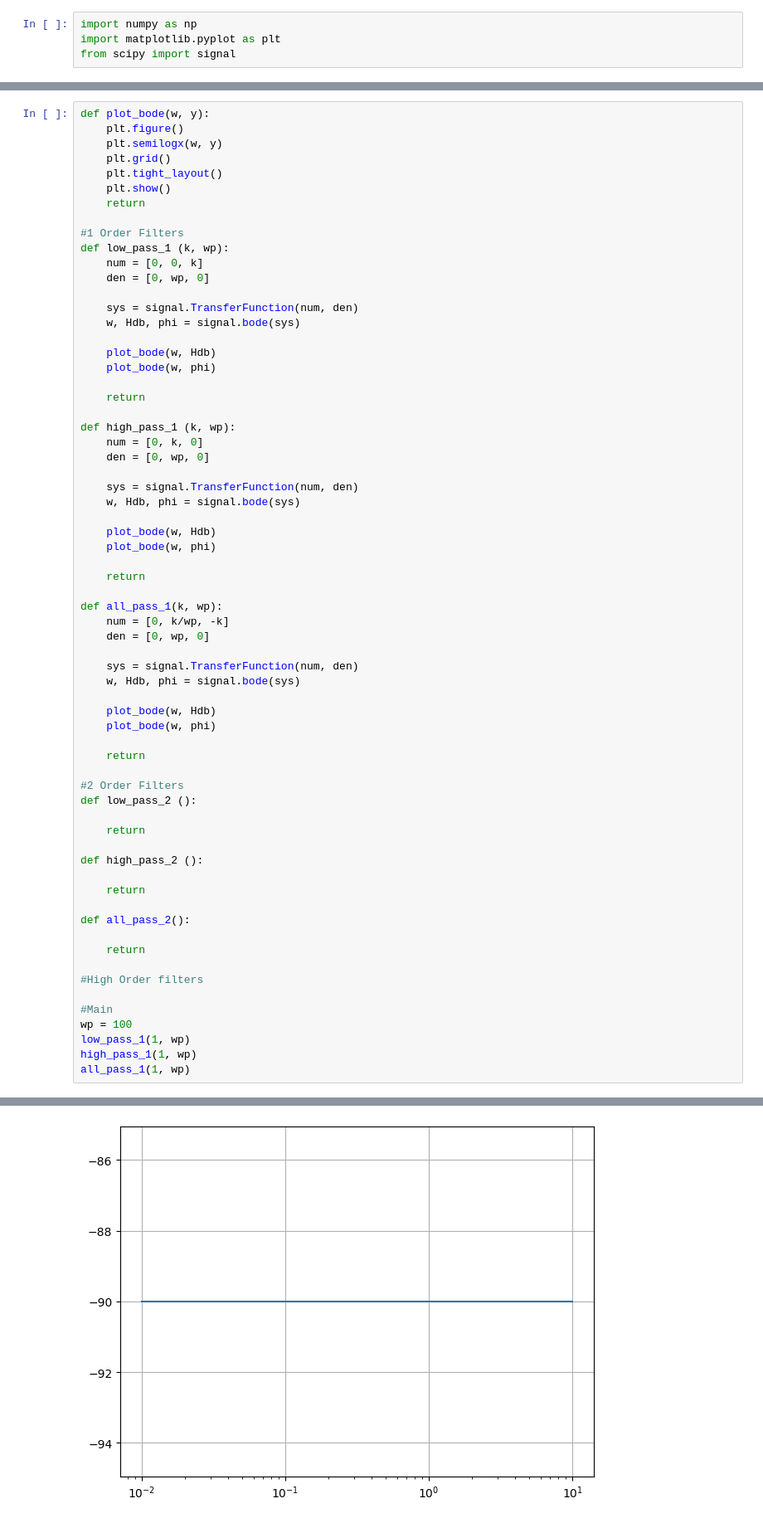
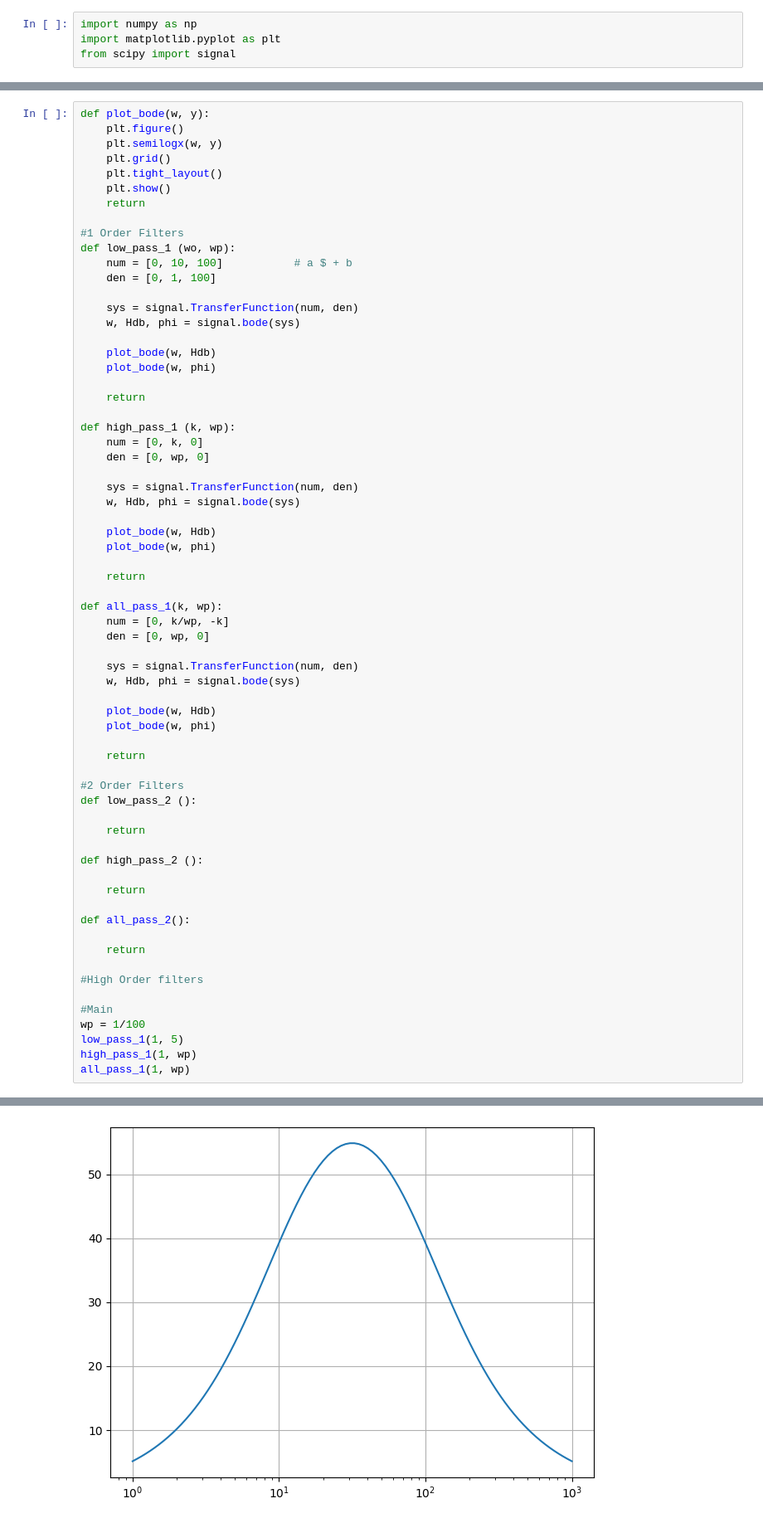
Before and after one commit to omsmarian/Tp_electro, a Jupyter notebook: bode.ipynb, the cells around one changed output, grey strips where cells are left out. Shown at 83% size. Saved outputs shown, nothing was run; the diff lists cells and outputs as text.

```diff
--- a/bode.ipynb
+++ b/bode.ipynb
@@ -14,9 +14,9 @@ def plot_bode(w, y):
     return
 
 #1 Order Filters
-def low_pass_1 (k, wp):
-    num = [0, 0, k]
-    den = [0, wp, 0]
+def low_pass_1 (wo, wp):
+    num = [0, 10, 100]           # a $ + b
+    den = [0, 1, 100]
 
     sys = signal.TransferFunction(num, den)
     w, Hdb, phi = signal.bode(sys)
@@ -66,8 +66,8 @@ def all_pass_2():
 #High Order filters
 
 #Main
-wp = 100
-low_pass_1(1, wp)
+wp = 1/100
+low_pass_1(1, 5)
 high_pass_1(1, wp)
 all_pass_1(1, wp)
 # %% [output]
@@ -77 +75 @@ c:\Users\ezequiel\AppData\Local\Programs\Python\Python311\Lib\site-packages\scip
-[figure, old version]
+[figure, new version]
```
Also changed, not shown: parts of 1 cell of this notebook, 2 other files.
